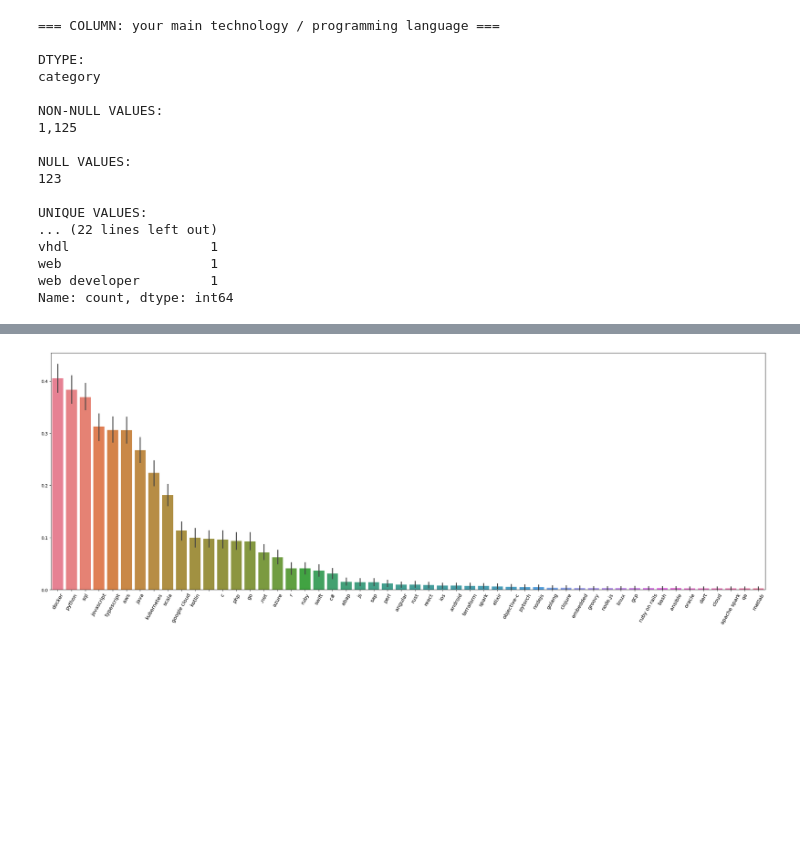
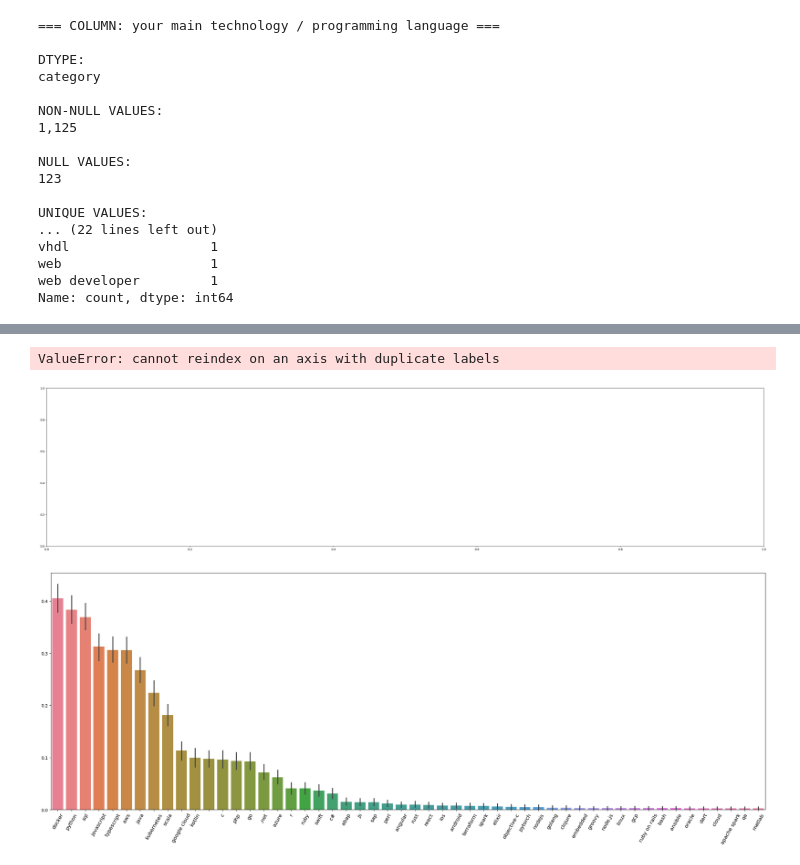
Before and after one commit to AkeemSemperDataScience/3950-assignment-2-mlsiebold, a Jupyter notebook: START_Asn_2.ipynb, the cells around one changed output, grey strips where cells are left out. Cells and saved outputs as stored; diff of their text form; code cells hidden in the pictures; blank space fills up the shorter version.

```diff
--- a/START_Asn_2.ipynb
+++ b/START_Asn_2.ipynb
@@ -1474,3 +1614,13 @@ df_exploded['skills_lists'] = df_exploded['skills_lists'].map(skill_normalizatio
+# %%
+
+
+plt.figure(figsize=(45,10))
+ax = sns.boxplot(x='standardized_main_skill', y=target, data=df_exploded)
+ax.axhline(df_skills[target].mean(), color="red")
+ax.tick_params(axis='x', rotation=90)
+# %% [output]
+ValueError: cannot reindex on an axis with duplicate labels
+[figure, added]
 # %%
 # Encode the exploded 'skills_lists' & filter for skills with counts greater than 2
 
```
Also changed, not shown: parts of 30 cells of this notebook.
